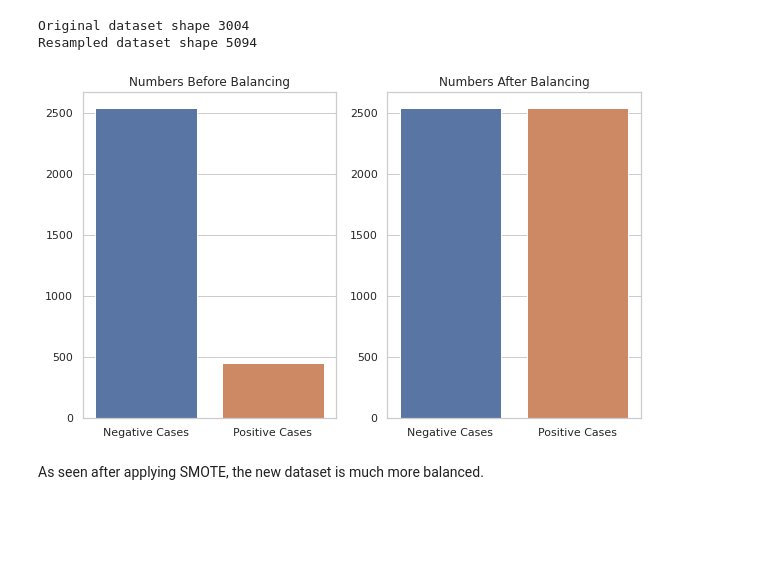
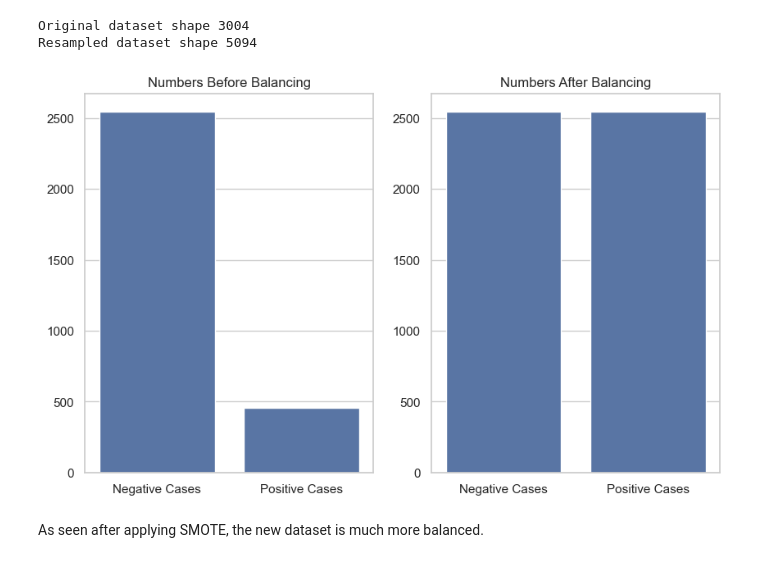
Before and after one commit to ManoharNaidu/Cardiovascular-Risk-Prediction, a Jupyter notebook: Cardiovascular_Risk_Prediction.ipynb, the cells around one changed output. Cells and saved outputs as stored; diff of their text form; code cells hidden in the pictures; blank space fills up the shorter version.

```diff
--- a/Cardiovascular_Risk_Prediction.ipynb
+++ b/Cardiovascular_Risk_Prediction.ipynb
@@ -746,16 +725,16 @@ Resampled dataset shape 5094
 # %%
 from collections import Counter
 labels = ["Negative Cases","Positive Cases"]
 plt.figure(figsize=(10,6))
 plt.subplot(1,2,1)
-sns.barplot(labels, list(dict(Counter(y)).values()))
+sns.barplot(x=labels, y=list(dict(Counter(y)).values()))
 plt.title("Numbers Before Balancing")
 plt.subplot(1,2,2)
-sns.barplot(labels, list(dict(Counter(y_smote)).values()))
+sns.barplot(x=labels,y= list(dict(Counter(y_smote)).values()))
 plt.title("Numbers After Balancing")
 plt.show()
 # %% [output]
-[figure, old version]
+[figure, new version]
 # %% [markdown]
 As seen after applying SMOTE, the new dataset is much more balanced.
 # %% [markdown]
```
Also changed, not shown: parts of 38 cells of this notebook, 3 other files.
